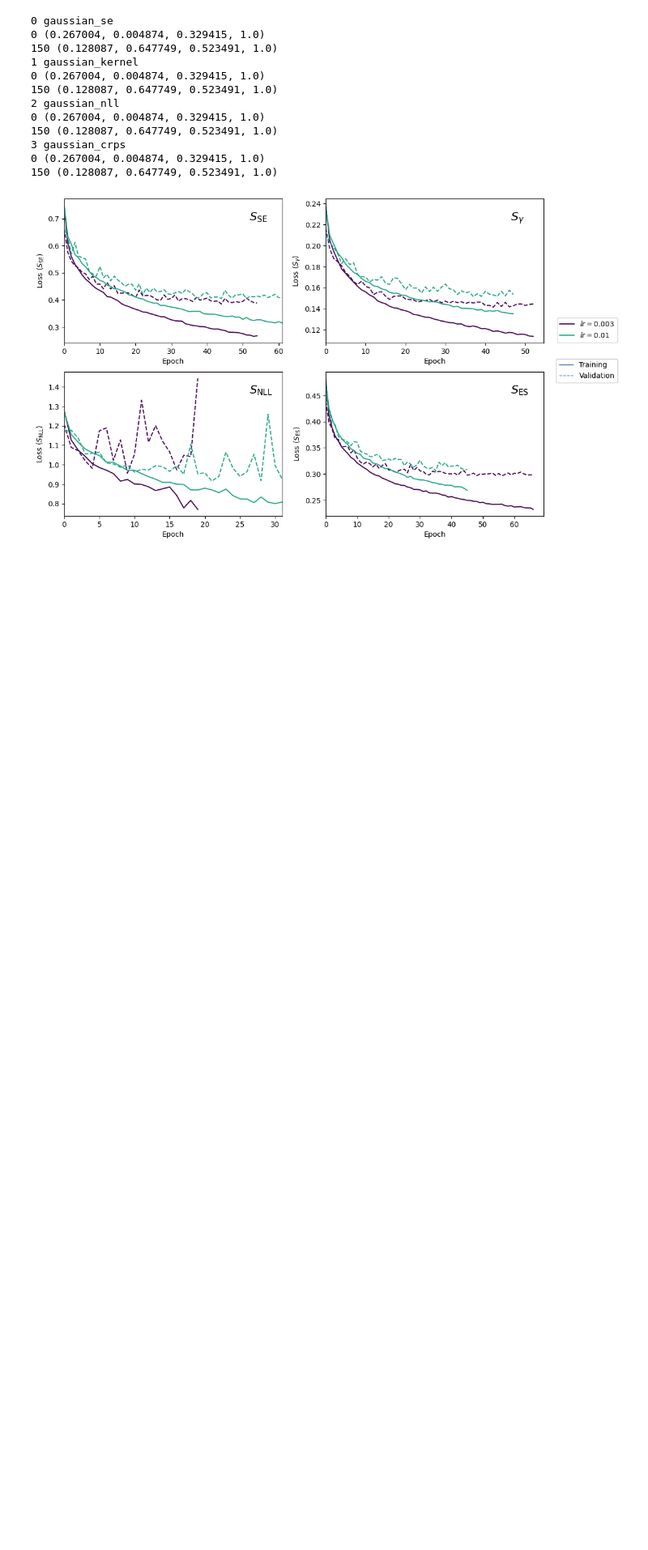
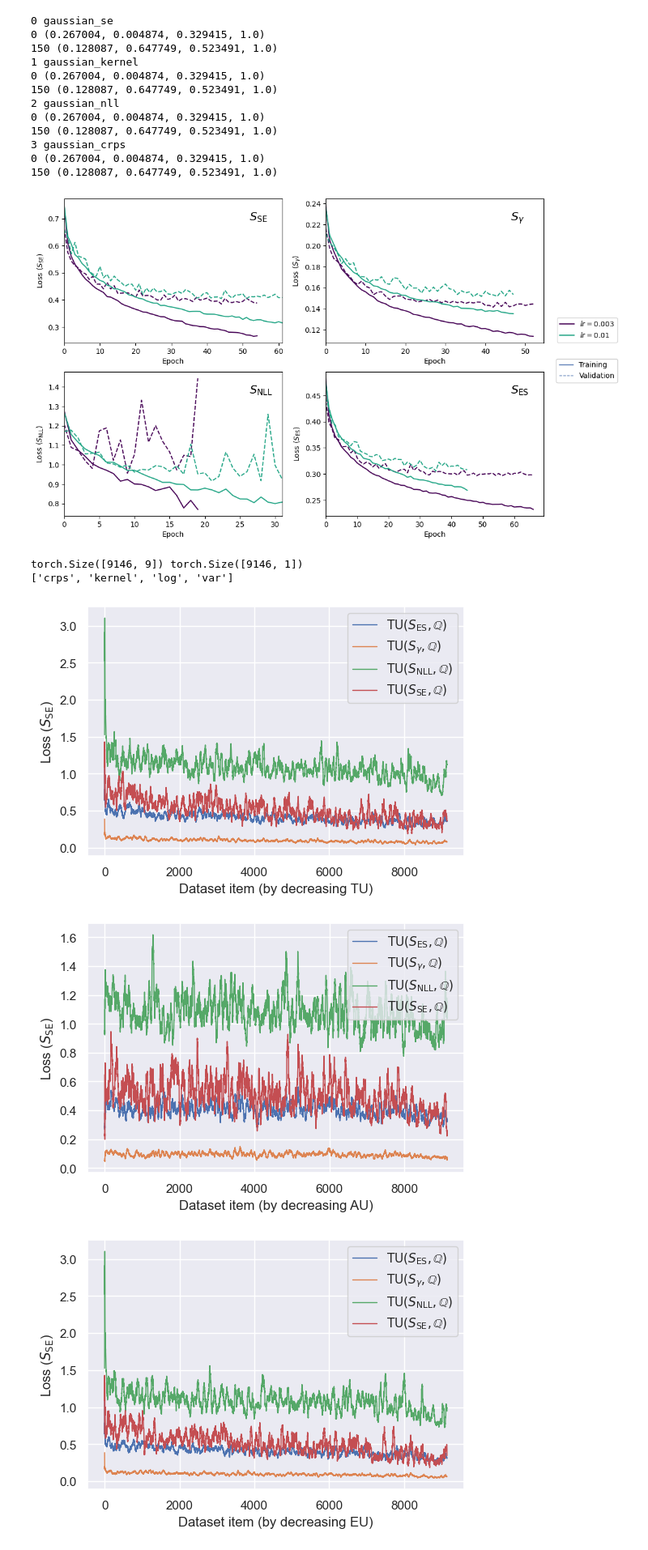
Before and after one commit to ctmht/task_adaptation_dl, a Jupyter notebook: loss_plot.ipynb, the cells around one changed output. Shown at 81% size. Drawn from its saved outputs; the diff is of its cells as text; code cells hidden in the pictures; blank space fills up the shorter version.

Commit message:
Working UQ plots and model loading from full paths

```diff
--- a/loss_plot.ipynb
+++ b/loss_plot.ipynb
@@ -404,0 +428,36 @@ for i, v in enumerate(["loss", "AU", "EU", "TU"]):
+# %%
+experiments = json.load(open(r'E:\task_adaptation_dl\model\config3_test.json', "r"))
+# print(*experiments['experiments'], sep='\n\n')
+
+MODELS_FOLDER = os.path.abspath(r'data/models/')
+
+def get_measure_labels(unc_type):
+    return {
+        'crps': r"$\text{" + unc_type + r"}{( " + loss_annotations['gaussian_crps'][1:-1] + r", \mathbb{Q} )}$",
+        'kernel': r"$\text{" + unc_type + r"}{( " + loss_annotations['gaussian_kernel'][1:-1] + r", \mathbb{Q} )}$",
+        'log': r"$\text{" + unc_type + r"}{( " + loss_annotations['gaussian_nll'][1:-1] + r", \mathbb{Q} )}$",
+        'var': r"$\text{" + unc_type + r"}{( " + loss_annotations['gaussian_se'][1:-1] + r", \mathbb{Q} )}$",
+    }
+
+for exp in experiments['experiments']:
+    name = exp['base_name']
+    loss = exp['loss_type']
+    dsname = exp['dataset_name']
+
+    EXP_FLD = os.path.join(MODELS_FOLDER, name)
+    best_model = [f for f in os.listdir(EXP_FLD) if 'best' in f][0]
+
+    model = TrunkModule.load(name + '/' + best_model)
+
+    losses, tus, aus, eus = create_uq_vis(model, loss=loss)
+    actually_visualize(losses, tus, 'TU', run_avg_len=50, save=os.path.join('figures', 'uq_' + loss + '_tu'), measure_labels=get_measure_labels('TU'))
+    actually_visualize(losses, aus, 'AU', run_avg_len=50, save=os.path.join('figures', 'uq_' + loss + '_au'), measure_labels=get_measure_labels('TU'))
+    actually_visualize(losses, eus, 'EU', run_avg_len=50, save=os.path.join('figures', 'uq_' + loss + '_eu'), measure_labels=get_measure_labels('TU'))
+
+    del losses, tus, aus, eus
+# %% [output]
+torch.Size([9146, 9]) torch.Size([9146, 1])
+['crps', 'kernel', 'log', 'var']
+[figure, added]
+[figure, added]
+[figure, added]
```
Also changed, not shown: parts of 11 cells of this notebook, 1 other file.
